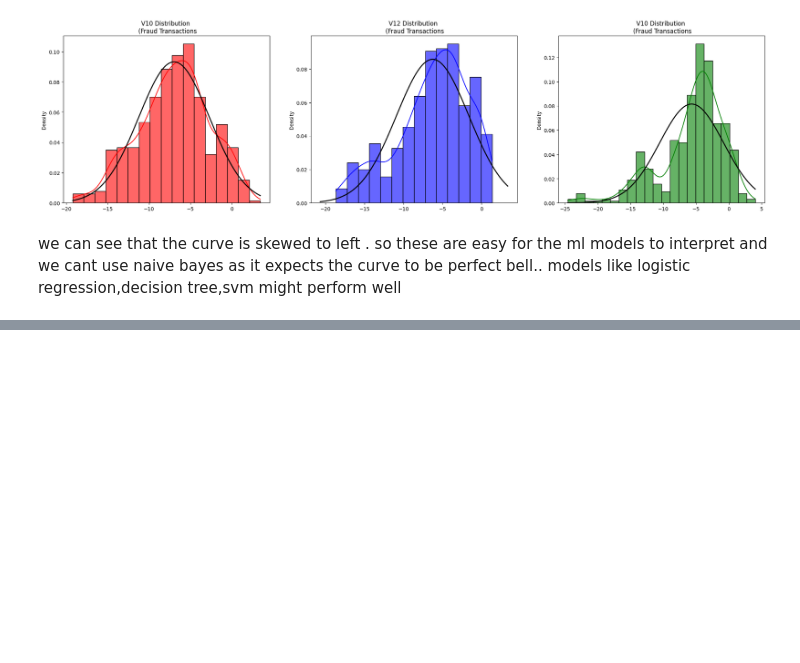
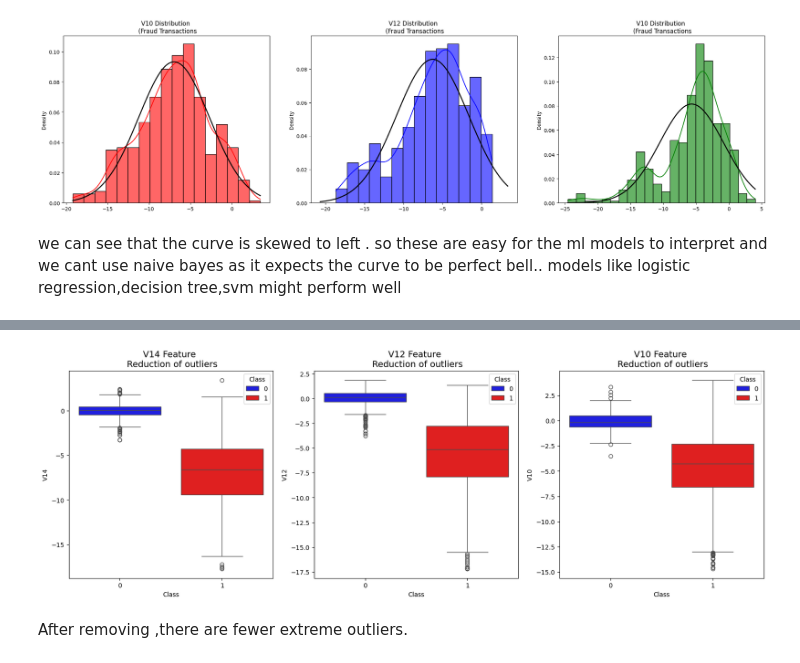
Before and after one commit to justleviackermann/credit_card_fraud_detection, a Jupyter notebook: creditmodel.ipynb, the cells around one changed output, grey strips where cells are left out. Saved outputs shown, nothing was run; the diff lists cells and outputs as text; code cells hidden in the pictures; blank space fills up the shorter version.

```diff
--- a/creditmodel.ipynb
+++ b/creditmodel.ipynb
@@ -293,0 +368,22 @@ models like logistic regression,decision tree,svm might perform well
+# %%
+#lets observe the boxplots of the features after removing the outliers
+f,(ax1, ax2, ax3) = plt.subplots(1, 3, figsize=(20,6))
+colors = ['blue', 'red']
+# Boxplots with outliers removed
+# Feature V14
+sns.boxplot(x="Class", y="V14",hue="Class",data=new_df,ax=ax1, palette=colors)
+ax1.set_title("V14 Feature \n Reduction of outliers", fontsize=14)
+
+# Feature 12
+sns.boxplot(x="Class", y="V12",hue="Class", data=new_df, ax=ax2, palette=colors)
+ax2.set_title("V12 Feature \n Reduction of outliers", fontsize=14)
+
+# Feature V10
+sns.boxplot(x="Class", y="V10",hue="Class", data=new_df, ax=ax3, palette=colors)
+ax3.set_title("V10 Feature \n Reduction of outliers", fontsize=14)
+
+plt.show()
+# %% [output]
+[figure, added]
+# %% [markdown]
+After removing ,there are fewer extreme outliers.
```
Also changed, not shown: parts of 5 cells of this notebook.
